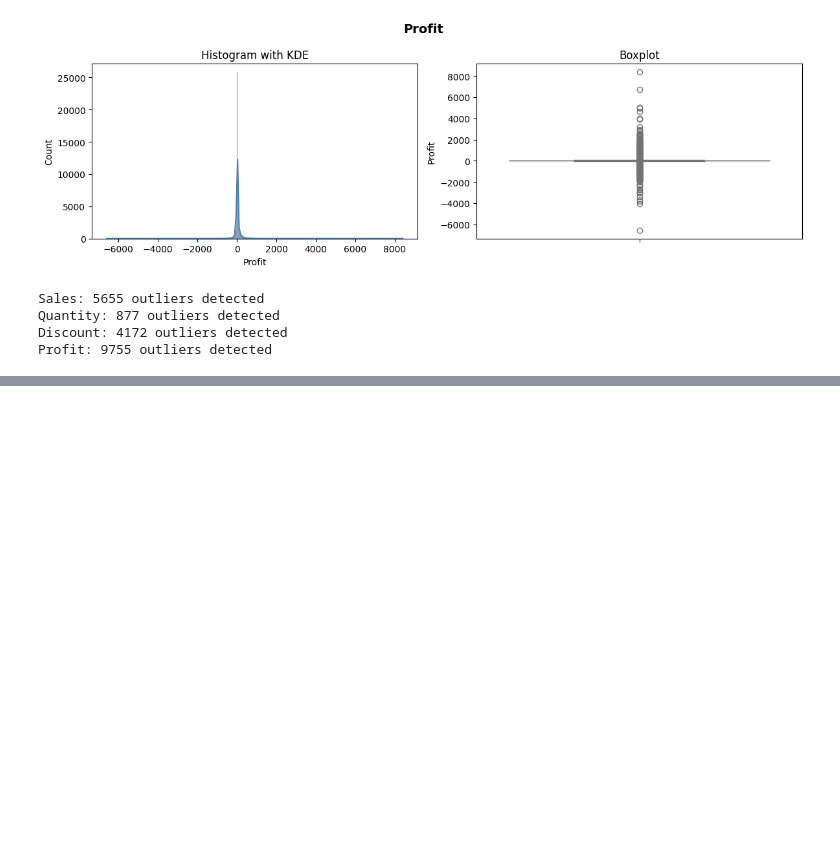
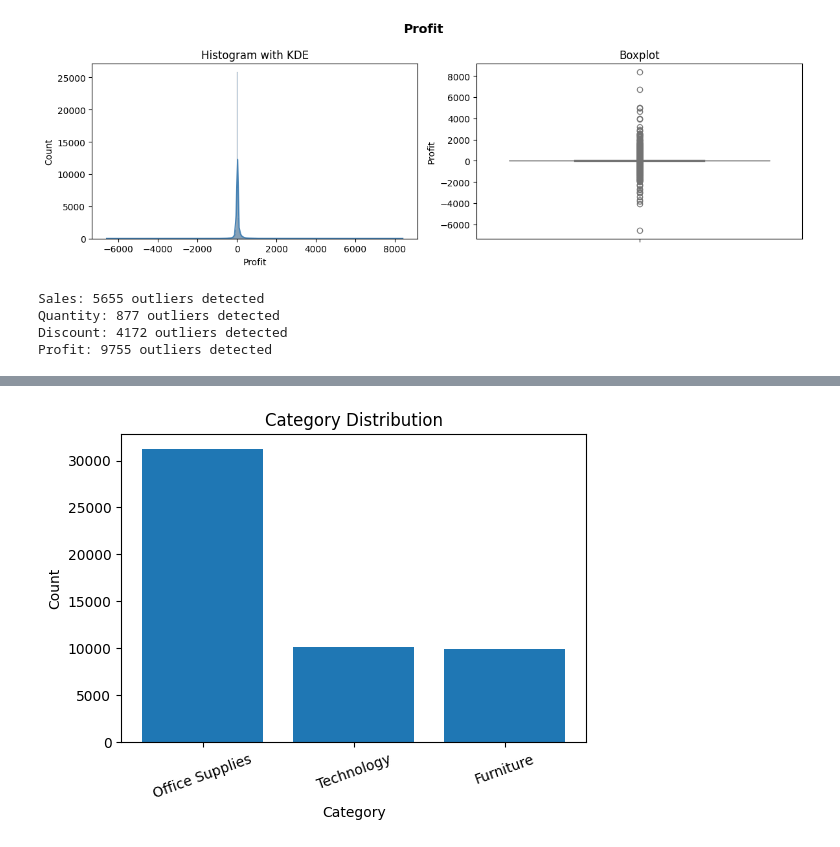
Before and after one commit to nayan-letscreate/HV-Projects, a Jupyter notebook: Graded Assignment on Exploratory Data Analysis.ipynb, the cells around one changed output, grey strips where cells are left out. Drawn from its saved outputs; the diff is of its cells as text; code cells hidden in the pictures; blank space fills up the shorter version.

```diff
--- a/Graded Assignment on Exploratory Data Analysis.ipynb
+++ b/Graded Assignment on Exploratory Data Analysis.ipynb
@@ -352,0 +405,12 @@ for col in categorical_cols:
+# %%
+counts = df1['Category'].value_counts()
+
+plt.figure(figsize = (6, 4))
+plt.bar(counts.index.astype(str),  counts.values)
+plt.title("Category Distribution")
+plt.xlabel("Category")
+plt.ylabel("Count")
+plt.xticks(rotation = 20)
+plt.show()
+# %% [output]
+[figure, added]
```
Also changed, not shown: parts of 11 cells of this notebook.
